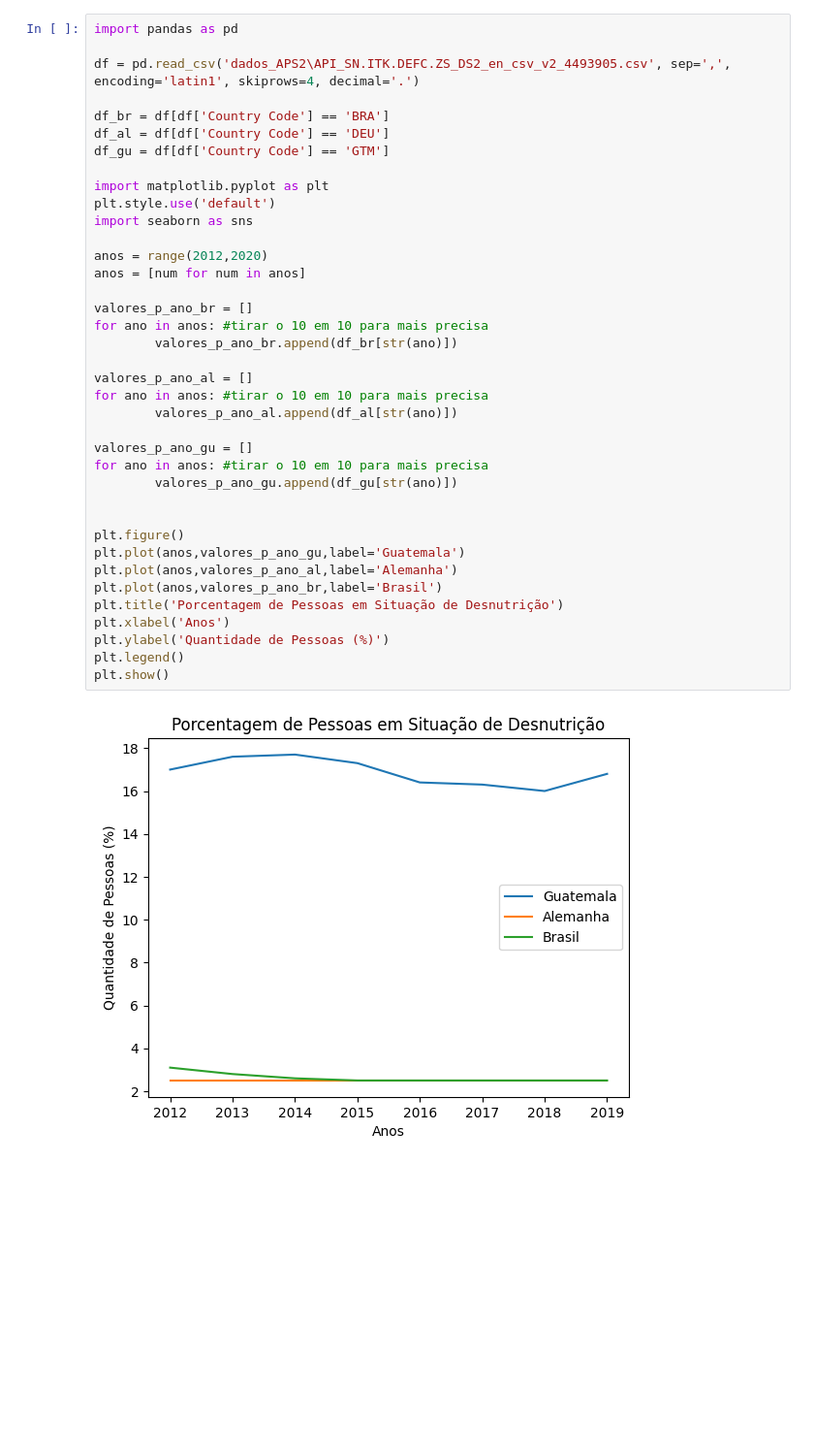
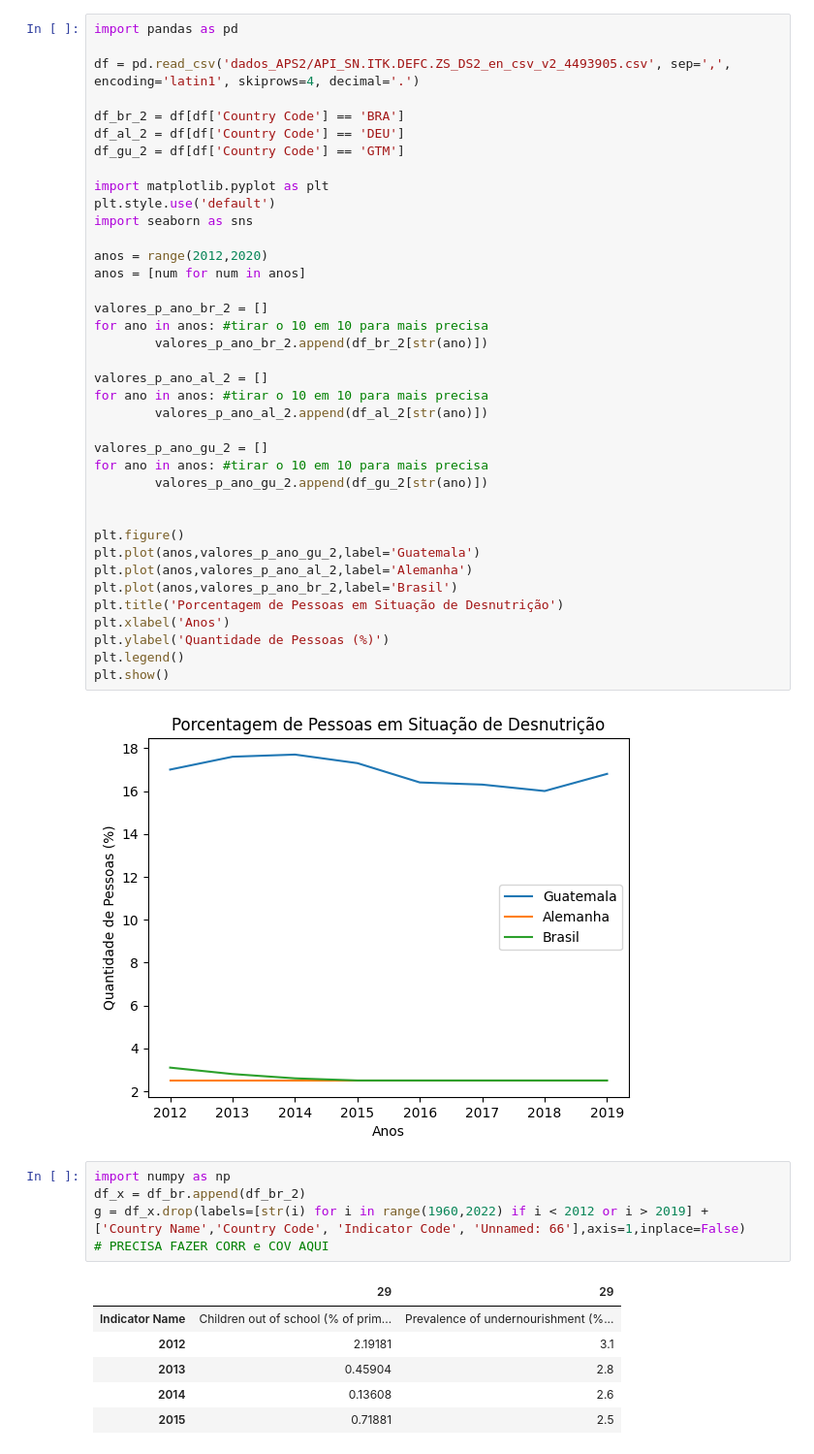
Before and after one commit to PedroPertusi/APS-CDADOS-PEDRO-ALEXANDRE, a Jupyter notebook: APS2.ipynb, the cells around one changed output. Shown: that part at 97% size. Drawn from its saved outputs; the diff is of its cells as text; blank space fills up the shorter version.

Commit message:
falta cov e corr

```diff
--- a/APS2.ipynb
+++ b/APS2.ipynb
@@ -64,11 +68,11 @@ plt.show()
 # %%
 import pandas as pd
 
-df = pd.read_csv('dados_APS2\API_SN.ITK.DEFC.ZS_DS2_en_csv_v2_4493905.csv', sep=',', encoding='latin1', skiprows=4, decimal='.')
+df = pd.read_csv('dados_APS2/API_SN.ITK.DEFC.ZS_DS2_en_csv_v2_4493905.csv', sep=',', encoding='latin1', skiprows=4, decimal='.')
 
-df_br = df[df['Country Code'] == 'BRA']
-df_al = df[df['Country Code'] == 'DEU']
-df_gu = df[df['Country Code'] == 'GTM']
+df_br_2 = df[df['Country Code'] == 'BRA']
+df_al_2 = df[df['Country Code'] == 'DEU']
+df_gu_2 = df[df['Country Code'] == 'GTM']
 
 import matplotlib.pyplot as plt
 plt.style.use('default')
@@ -77,23 +81,23 @@ import seaborn as sns
 anos = range(2012,2020)
 anos = [num for num in anos]
 
-valores_p_ano_br = []
+valores_p_ano_br_2 = []
 for ano in anos: #tirar o 10 em 10 para mais precisa
-        valores_p_ano_br.append(df_br[str(ano)])
+        valores_p_ano_br_2.append(df_br_2[str(ano)])
 
-valores_p_ano_al = []
+valores_p_ano_al_2 = []
 for ano in anos: #tirar o 10 em 10 para mais precisa
-        valores_p_ano_al.append(df_al[str(ano)])
+        valores_p_ano_al_2.append(df_al_2[str(ano)])
 
-valores_p_ano_gu = []
+valores_p_ano_gu_2 = []
 for ano in anos: #tirar o 10 em 10 para mais precisa
-        valores_p_ano_gu.append(df_gu[str(ano)])
+        valores_p_ano_gu_2.append(df_gu_2[str(ano)])
 
 
 plt.figure()
-plt.plot(anos,valores_p_ano_gu,label='Guatemala')
-plt.plot(anos,valores_p_ano_al,label='Alemanha')
-plt.plot(anos,valores_p_ano_br,label='Brasil')
+plt.plot(anos,valores_p_ano_gu_2,label='Guatemala')
+plt.plot(anos,valores_p_ano_al_2,label='Alemanha')
+plt.plot(anos,valores_p_ano_br_2,label='Brasil')
 plt.title('Porcentagem de Pessoas em Situação de Desnutrição')
 plt.xlabel('Anos')
 plt.ylabel('Quantidade de Pessoas (%)')
@@ -101,3 +105,15 @@ plt.legend()
 plt.show()
 # %% [output]
 [figure]
+# %%
+import numpy as np
+df_x = df_br.append(df_br_2)
+g = df_x.drop(labels=[str(i) for i in range(1960,2022) if i < 2012 or i > 2019] + ['Country Name','Country Code', 'Indicator Code', 'Unnamed: 66'],axis=1,inplace=False)
+# PRECISA FAZER CORR e COV AQUI
+# %% [output]
+|  | 29 | 29 |
+| Indicator Name | Children out of school (% of prim... | Prevalence of undernourishment (%... |
+| 2012 | 2.19181 | 3.1 |
+| 2013 | 0.45904 | 2.8 |
+| 2014 | 0.13608 | 2.6 |
+| 2015 | 0.71881 | 2.5 |
```
Also changed, not shown: parts of 4 cells of this notebook.
